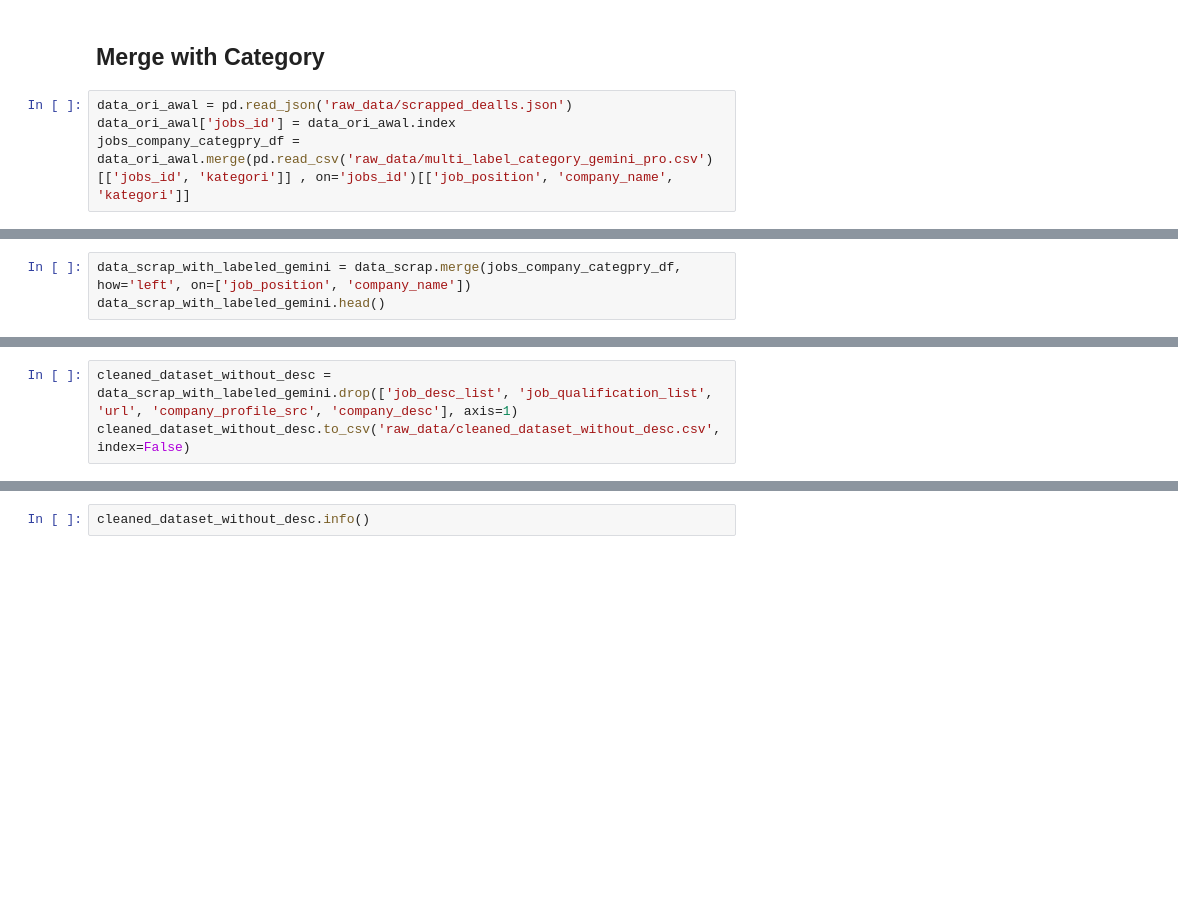
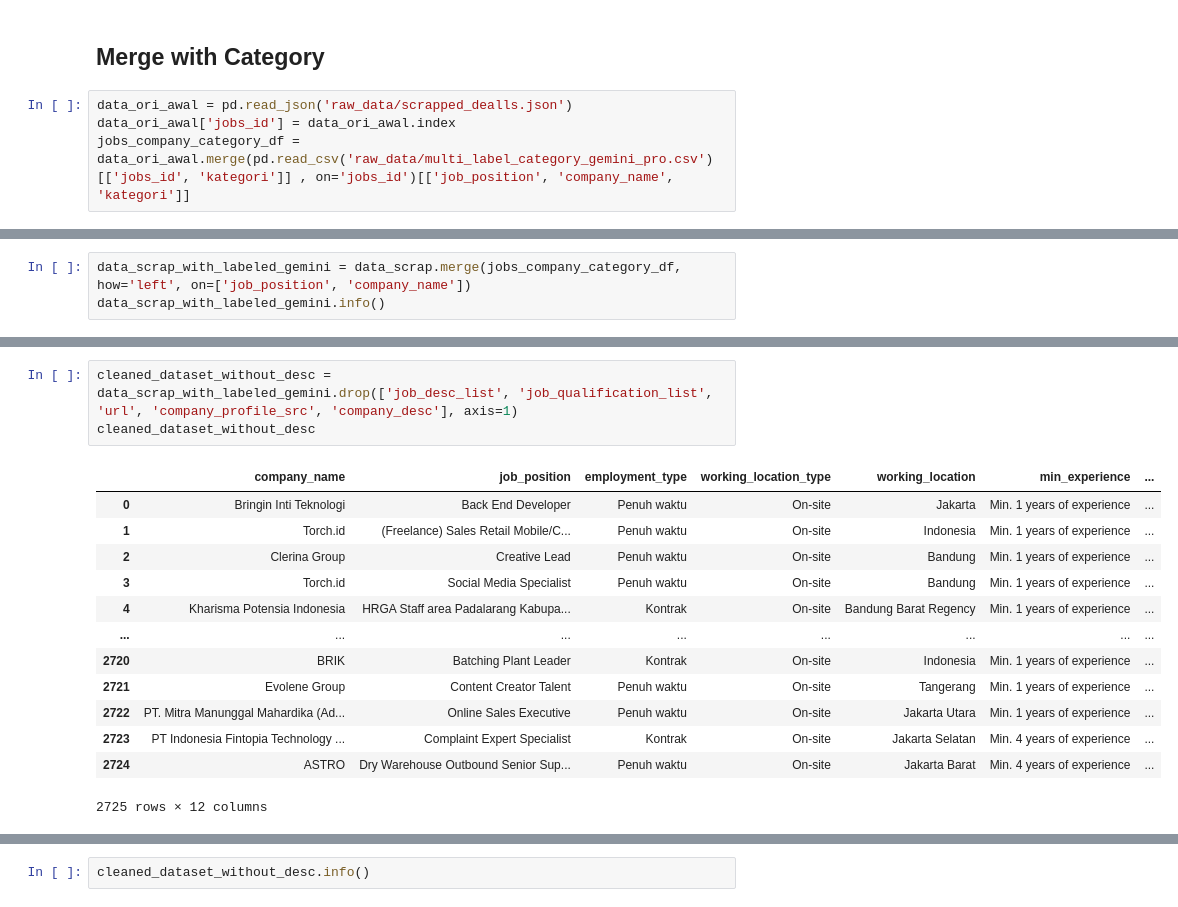
Before and after one commit to hireonai/ml-services, a Jupyter notebook: data/cleaning_data_notebook.ipynb, the cells around one changed output, grey strips where cells are left out. Saved outputs shown, nothing was run; the diff lists cells and outputs as text; blank space fills up the shorter version.

```diff
--- a/data/cleaning_data_notebook.ipynb
+++ b/data/cleaning_data_notebook.ipynb
@@ -242,4 +242,4 @@ dtype: int64
 # %%
 data_ori_awal = pd.read_json('raw_data/scrapped_dealls.json')
 data_ori_awal['jobs_id'] = data_ori_awal.index
-jobs_company_categpry_df = data_ori_awal.merge(pd.read_csv('raw_data/multi_label_category_gemini_pro.csv')[['jobs_id', 'kategori']] , on='jobs_id')[['job_position', 'company_name', 'kategori']]
+jobs_company_category_df = data_ori_awal.merge(pd.read_csv('raw_data/multi_label_category_gemini_pro.csv')[['jobs_id', 'kategori']] , on='jobs_id')[['job_position', 'company_name', 'kategori']]
@@ -246,4 +268,4 @@ jobs_company_categpry_df = data_ori_awal.merge(pd.read_csv('raw_data/multi_label
 # %%
-data_scrap_with_labeled_gemini = data_scrap.merge(jobs_company_categpry_df, how='left', on=['job_position', 'company_name'])
-data_scrap_with_labeled_gemini.head()
+data_scrap_with_labeled_gemini = data_scrap.merge(jobs_company_category_df, how='left', on=['job_position', 'company_name'])
+data_scrap_with_labeled_gemini.info()
 # %% [output]
@@ -256,3 +289,17 @@ data_scrap_with_labeled_gemini.head()
 # %%
 cleaned_dataset_without_desc = data_scrap_with_labeled_gemini.drop(['job_desc_list', 'job_qualification_list', 'url', 'company_profile_src', 'company_desc'], axis=1)
-cleaned_dataset_without_desc.to_csv('raw_data/cleaned_dataset_without_desc.csv', index=False)
+cleaned_dataset_without_desc
+# %% [output]
+|  | company_name | job_position | employment_type | working_location_type | working_location | min_experience | ... |
+| 0 | Bringin Inti Teknologi | Back End Developer | Penuh waktu | On-site | Jakarta | Min. 1 years of experience | ... |
+| 1 | Torch.id | (Freelance) Sales Retail Mobile/C... | Penuh waktu | On-site | Indonesia | Min. 1 years of experience | ... |
+| 2 | Clerina Group | Creative Lead | Penuh waktu | On-site | Bandung | Min. 1 years of experience | ... |
+| 3 | Torch.id | Social Media Specialist | Penuh waktu | On-site | Bandung | Min. 1 years of experience | ... |
+| 4 | Kharisma Potensia Indonesia | HRGA Staff area Padalarang Kabupa... | Kontrak | On-site | Bandung Barat Regency | Min. 1 years of experience | ... |
+| ... | ... | ... | ... | ... | ... | ... | ... |
+| 2720 | BRIK | Batching Plant Leader | Kontrak | On-site | Indonesia | Min. 1 years of experience | ... |
+| 2721 | Evolene Group | Content Creator Talent | Penuh waktu | On-site | Tangerang | Min. 1 years of experience | ... |
+| 2722 | PT. Mitra Manunggal Mahardika (Ad... | Online Sales Executive | Penuh waktu | On-site | Jakarta Utara | Min. 1 years of experience | ... |
+| 2723 | PT Indonesia Fintopia Technology ... | Complaint Expert Specialist | Kontrak | On-site | Jakarta Selatan | Min. 4 years of experience | ... |
+| 2724 | ASTRO | Dry Warehouse Outbound Senior Sup... | Penuh waktu | On-site | Jakarta Barat | Min. 4 years of experience | ... |
+2725 rows × 12 columns
```
Also changed, not shown: parts of 9 cells of this notebook, 9 other files.
